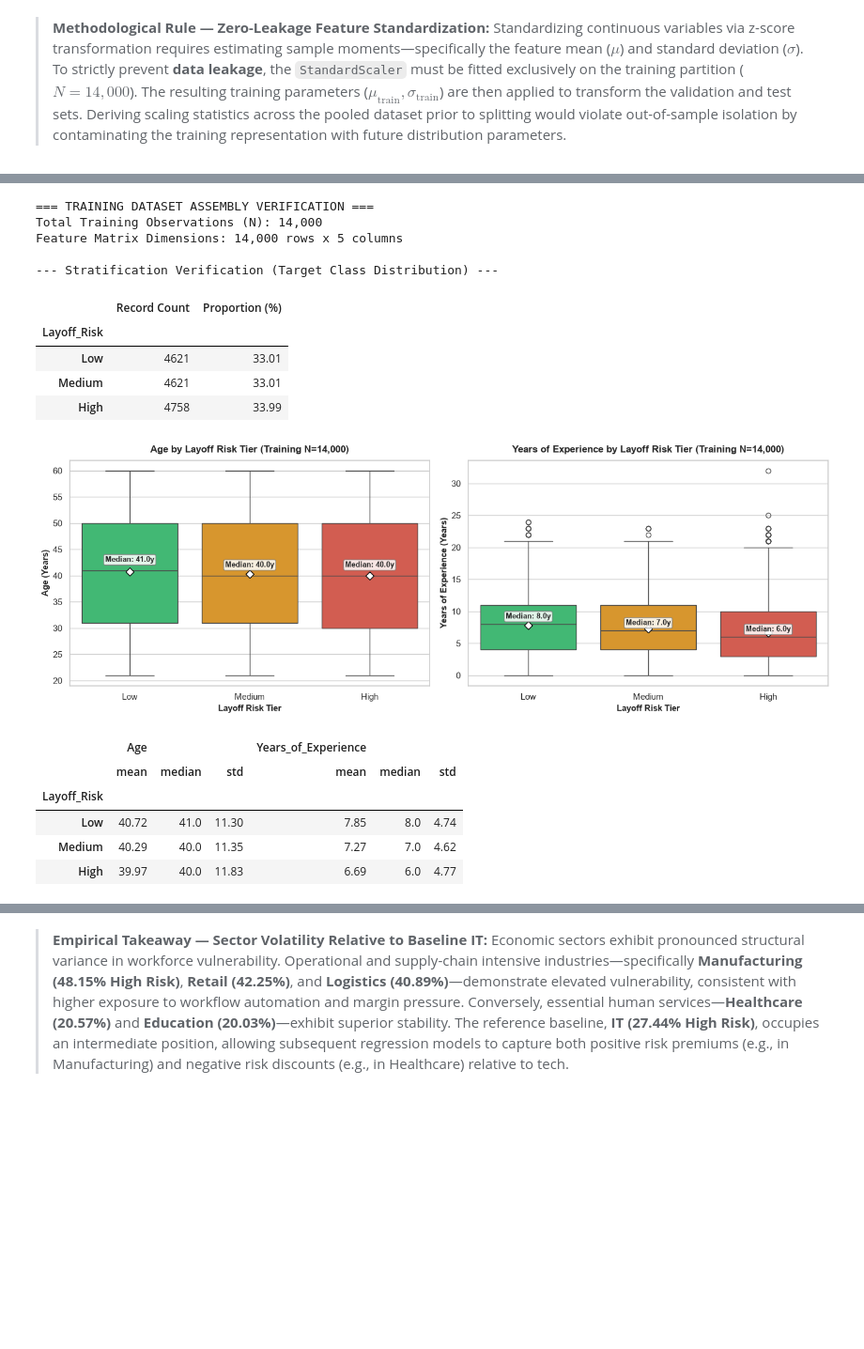
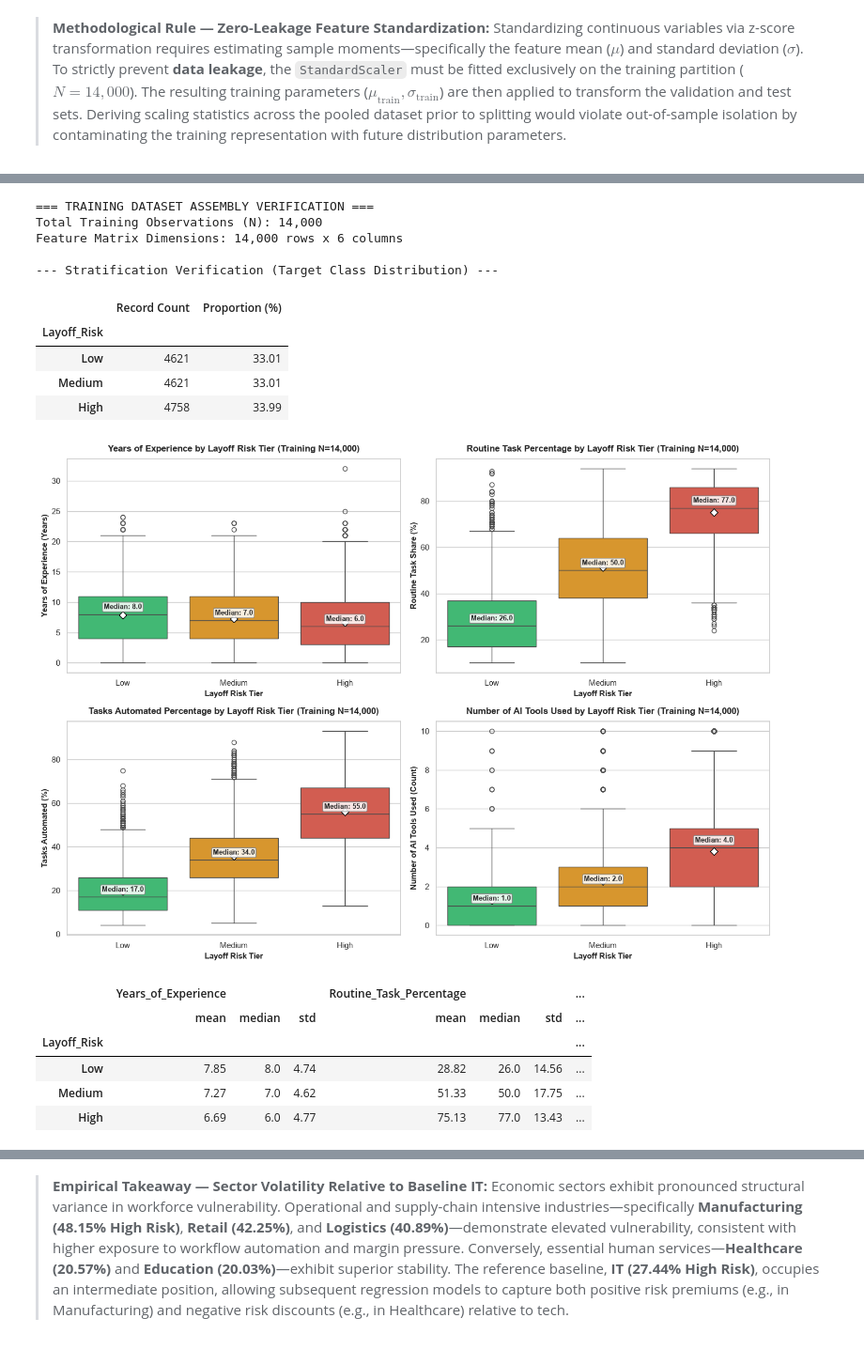
Before and after one commit to Samanzarei-9775/AAI500-Final-Project, a Jupyter notebook: notebooks/data_cleaning_merged.ipynb, the cells around one changed output, grey strips where cells are left out. Shown at 94% size. Drawn from its saved outputs; the diff is of its cells as text; code cells hidden in the pictures; blank space fills up the shorter version.

Commit message:
Rebuild pipeline with 5 key features (Industry, Years_of_Experience, Routine_Task_Percentage, Tasks_Automated_Percentage, Number_of_AI_Tools_Used); retrain GB and NB; add env setup cell and .gitignore

```diff
--- a/notebooks/data_cleaning_merged.ipynb
+++ b/notebooks/data_cleaning_merged.ipynb
@@ -247,13 +261,15 @@ Age, Years_of_Experience, Education_Level, Industry
     Layoff_Risk: 'Low': 0, 'Medium': 1, 'High': 2
 # %%
 # -------------------------------------------------------------------------
-# Feature Extraction: Isolating the 4 Key Predictors and Target
+# Feature Extraction: Isolating the 5 Key Predictors and Target
+# Industry (nominal) + 4 numeric workload / automation / experience features
 # -------------------------------------------------------------------------
 selected_features = [
-    "Age",
+    "Industry",
     "Years_of_Experience",
-    "Education_Level",
-    "Industry"
+    "Routine_Task_Percentage",
+    "Tasks_Automated_Percentage",
+    "Number_of_AI_Tools_Used"
 ]
 
 target = "Layoff_Risk"
@@ -262,5 +278,6 @@ target = "Layoff_Risk"
 df_model = df[selected_features + [target]].copy()
 print("--- Dataframe Model Row and column check ---")
 print(f"Rows: {df_model.shape[0]:,}, Selected Columns: {df_model.shape[1]}")
+print(f"Predictors: {selected_features}")
 # %% [output]
 --- Dataframe Model Row and column check ---
@@ -503,12 +573,9 @@ For interpretable visualizations, continuous variables (`Age`, `Years_of_Experie
 # Reconstructs unscaled training DataFrame for natural-unit visualization.
 # -------------------------------------------------------------------------
 # Reconstruct natural continuous scale using inverse transform
+# (all 4 numeric predictors are whole numbers, so we round away float noise)
 unscaled_continuous = scaler.inverse_transform(X_train[scale_cols])
-train_eda_df = pd.DataFrame(unscaled_continuous, columns=scale_cols, index=X_train.index)
-
-# Reconstruct ordinal Education_Level label
-inv_edu_map = {0: 'High School', 1: "Bachelor's", 2: "Master's", 3: 'PhD'}
-train_eda_df['Education_Level'] = X_train['Education_Level'].map(inv_edu_map)
+train_eda_df = pd.DataFrame(unscaled_continuous, columns=scale_cols, index=X_train.index).round().astype(int)
 
 # Reconstruct Industry from dummy indicators (Baseline: IT)
 industry_dummies = [c for c in X_train.columns if c.startswith('Industry_')]
@@ -545,7 +612,7 @@ display(target_dist_summary)
 # %% [output]
 === TRAINING DATASET ASSEMBLY VERIFICATION ===
 Total Training Observations (N): 14,000
-Feature Matrix Dimensions: 14,000 rows x 5 columns
+Feature Matrix Dimensions: 14,000 rows x 6 columns
 
 --- Stratification Verification (Target Class Distribution) ---
 |  | Record Count | Proportion (%) |
@@ -555,12 +622,20 @@ Feature Matrix Dimensions: 14,000 rows x 5 columns
 | High | 4758 | 33.99 |
 # %%
 # -------------------------------------------------------------------------
-# Cell B — Bivariate Continuous Analysis: Age & Experience vs. Layoff Risk
-# Boxplots with explicit diamond mean markers and median text annotations.
+# Cell B — Bivariate Numeric Analysis: Experience, Routine Work, Automation & AI Tools vs. Layoff Risk
+# 2x2 boxplot grid with explicit diamond mean markers and median text annotations.
 # -------------------------------------------------------------------------
-fig, axes = plt.subplots(1, 2, figsize=(14, 5))
+numeric_eda_vars = {
+    'Years_of_Experience': 'Years of Experience (Years)',
+    'Routine_Task_Percentage': 'Routine Task Share (%)',
+    'Tasks_Automated_Percentage': 'Tasks Automated (%)',
+    'Number_of_AI_Tools_Used': 'Number of AI Tools Used (Count)'
+}
 
-for idx, var in enumerate(['Age', 'Years_of_Experience']):
+fig, axes = plt.subplots(2, 2, figsize=(14, 10))
+axes = axes.flatten()
+
+for idx, (var, ylabel) in enumerate(numeric_eda_vars.items()):
     ax = axes[idx]
     sns.boxplot(
         data=train_eda_df,
@@ -568,42 +643,42 @@ for idx, var in enumerate(['Age', 'Years_of_Experience']):
         y=var,
         hue='Layoff_Risk',
         order=RISK_ORDER,
         palette=RISK_PALETTE,
         legend=False,
         showmeans=True,
         meanprops={"marker": "D", "markeredgecolor": "black", "markerfacecolor": "white", "markersize": 7},
         ax=ax
     )
 
     # Calculate and overlay median annotations
     medians = train_eda_df.groupby('Layoff_Risk')[var].median()
+    offset = 0.02 * (train_eda_df[var].max() - train_eda_df[var].min())
     for i, tier in enumerate(RISK_ORDER):
         med_val = medians[tier]
-        offset = 1.3 if var == 'Age' else 0.6
         ax.text(
             i, med_val + offset,
-            f"Median: {med_val:.1f}y",
+            f"Median: {med_val:.1f}",
             ha='center', va='bottom', fontsize=9.5, fontweight='bold',
             bbox=dict(boxstyle='round,pad=0.2', facecolor='white', alpha=0.85, edgecolor='gray')
         )
 
     var_label = var.replace('_', ' ')
     ax.set_title(f"{var_label} by Layoff Risk Tier (Training N=14,000)", fontsize=12, fontweight='bold', pad=10)
     ax.set_xlabel("Layoff Risk Tier", fontsize=11, fontweight='bold')
-    ax.set_ylabel(f"{var_label} (Years)", fontsize=11, fontweight='bold')
+    ax.set_ylabel(ylabel, fontsize=11, fontweight='bold')
 
 plt.tight_layout()
 plt.show()
 
 # Quantitative summary table
-bivariate_stats = train_eda_df.groupby('Layoff_Risk')[['Age', 'Years_of_Experience']].agg(['mean', 'median', 'std']).reindex(RISK_ORDER).round(2)
+bivariate_stats = train_eda_df.groupby('Layoff_Risk')[list(numeric_eda_vars.keys())].agg(['mean', 'median', 'std']).reindex(RISK_ORDER).round(2)
 display(bivariate_stats)
 # %% [output]
-[figure, old version]
+[figure, new version]
-|  | Age |  |  | Years_of_Experience |  |  |
-|  | mean | median | std | mean | median | std |
-| Layoff_Risk |  |  |  |  |  |  |
-| Low | 40.72 | 41.0 | 11.30 | 7.85 | 8.0 | 4.74 |
-| Medium | 40.29 | 40.0 | 11.35 | 7.27 | 7.0 | 4.62 |
-| High | 39.97 | 40.0 | 11.83 | 6.69 | 6.0 | 4.77 |
+|  | Years_of_Experience |  |  | Routine_Task_Percentage |  |  | ... |
+|  | mean | median | std | mean | median | std | ... |
+| Layoff_Risk |  |  |  |  |  |  | ... |
+| Low | 7.85 | 8.0 | 4.74 | 28.82 | 26.0 | 14.56 | ... |
+| Medium | 7.27 | 7.0 | 4.62 | 51.33 | 50.0 | 17.75 | ... |
+| High | 6.69 | 6.0 | 4.77 | 75.13 | 77.0 | 13.43 | ... |
 # %% [markdown]
```
Also changed, not shown: parts of 19 cells of this notebook, 6 other files.
